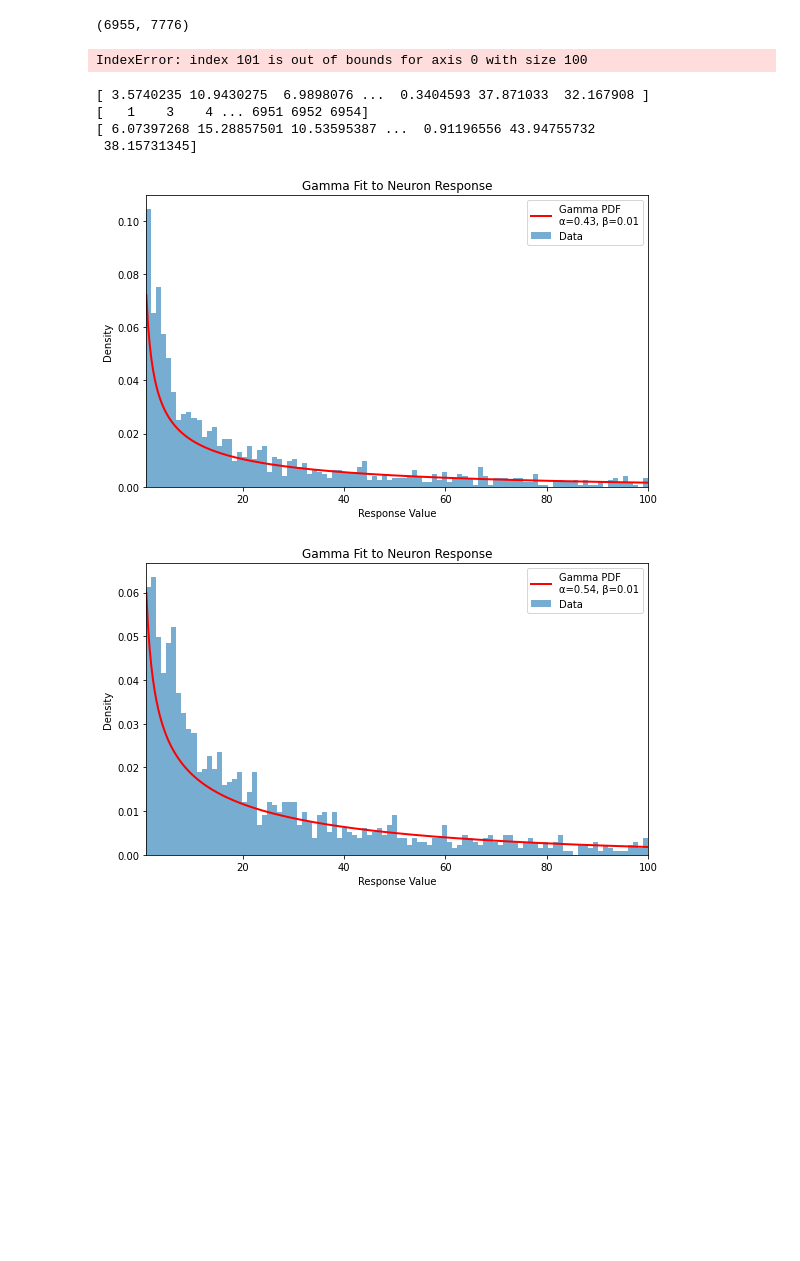
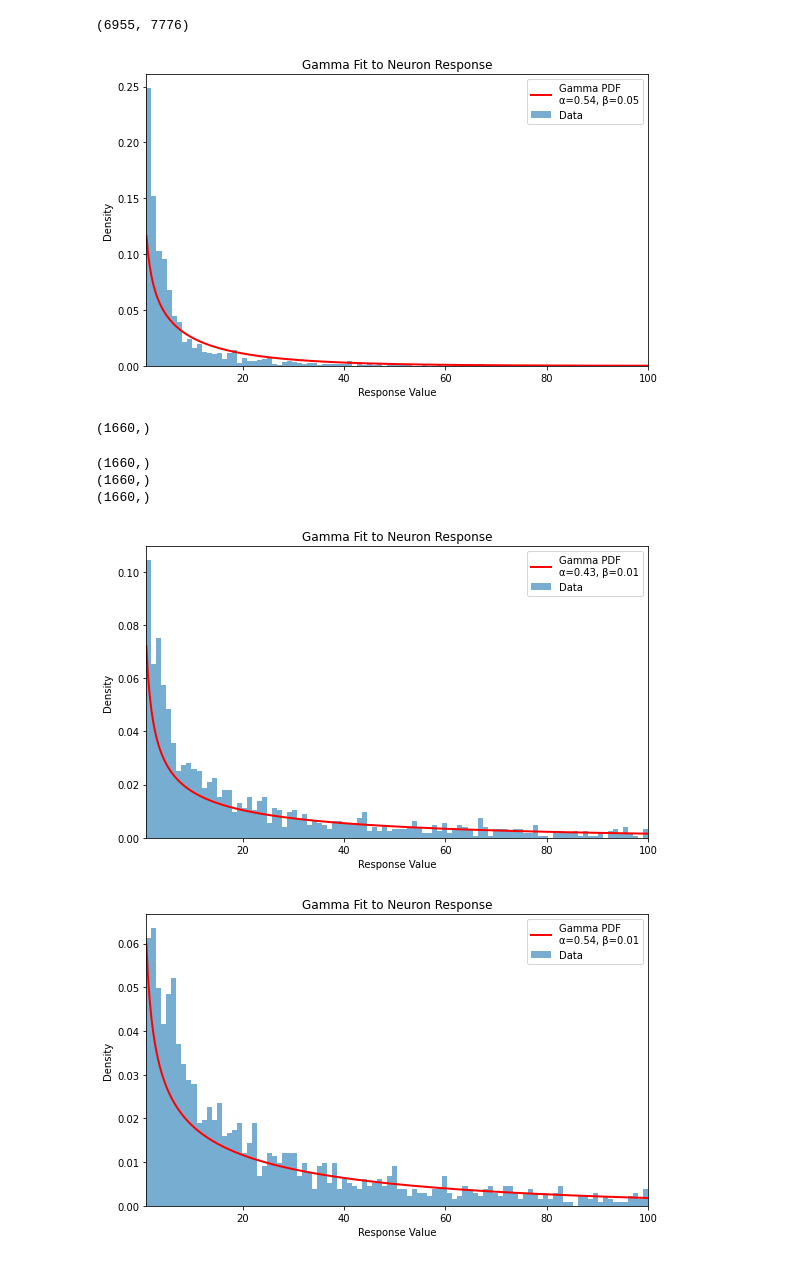
Before and after one commit to goirik-chakrabarty/sensorium-2022, a Jupyter notebook: notebooks/Playground.ipynb, the cells around one changed output. Cells and saved outputs as stored; diff of their text form; code cells hidden in the pictures; blank space fills up the shorter version.

```diff
--- a/notebooks/Playground.ipynb
+++ b/notebooks/Playground.ipynb
@@ -181,7 +181,7 @@ def resample_to_target_gamma(neuron_data, a1, b1, a2, b2, min_threshold=1e-5):
 # %%
 gamma_fits = []
 
-for i in tqdm(range(7776)):  # for all 7776 neurons
+for i in tqdm(range(6000, 6500)):  # for all 7776 neurons
     ts = responses[:, i]
     alpha, beta = fit_gamma_distribution(ts)
     gamma_fits.append((alpha, beta))
@@ -192,12 +192,12 @@ responses.shape
 # %% [output]
 (6955, 7776)
 # %%
-neuron_index = 101
+neuron_index = 477 # 477 is best learner, 151 is worst
 alpha, beta = gamma_fits[neuron_index]
 neuron_ts = responses[:, neuron_index]
 plot_gamma_fit(neuron_ts, alpha, beta, xlim=(1,100))
 # %% [output]
-IndexError: index 101 is out of bounds for axis 0 with size 100
+[figure, added]
 # %%
 neuron_index = 50
 neuron_ts = responses[:, neuron_index]
@@ -208,17 +208,20 @@ a2, b2 = gamma_fits[21]  # Example target gamma
 
 # Resample
 time_ids, resampled_ts = resample_to_target_gamma(neuron_ts, a1, b1, a2, b2)
+# %%
+time_ids.shape
+# %% [output]
+(1660,)
 # %%
-print(neuron_ts[neuron_ts>1e-5])
-print(time_ids)
-print(resampled_ts)
+print(neuron_ts[neuron_ts>1e-5].shape)
+print(time_ids.shape)
+print(resampled_ts.shape)
 
 plot_gamma_fit(neuron_ts, a1, b1, xlim=(1,100))
 # %% [output]
-[ 3.5740235 10.9430275  6.9898076 ...  0.3404593 37.871033  32.167908 ]
-[   1    3    4 ... 6951 6952 6954]
-[ 6.07397268 15.28857501 10.53595387 ...  0.91196556 43.94755732
- 38.15731345]
+(1660,)
+(1660,)
+(1660,)
 [figure]
 # %%
 plot_gamma_fit(resampled_ts, a2, b2, xlim=(1,100))
```
Also changed, not shown: parts of 1 cell of this notebook, 4 other files.
